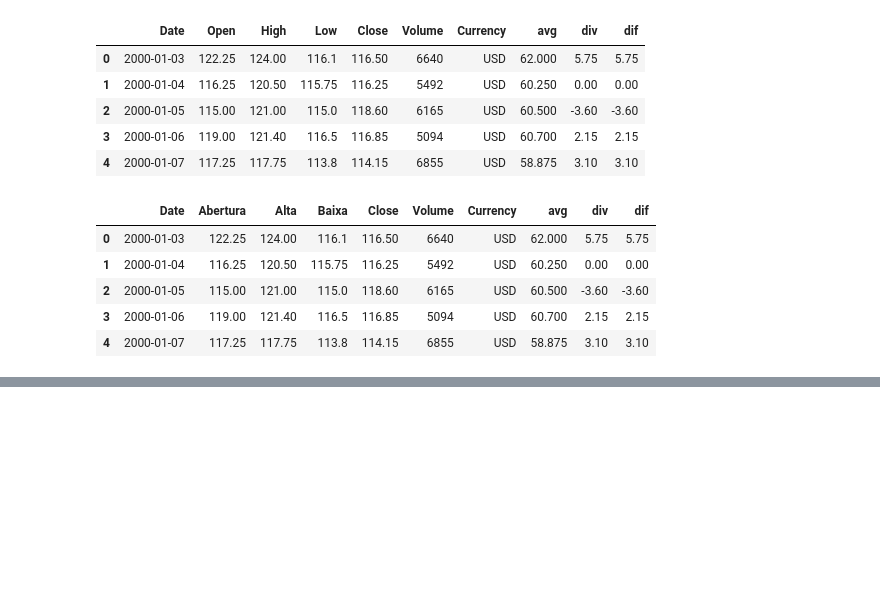
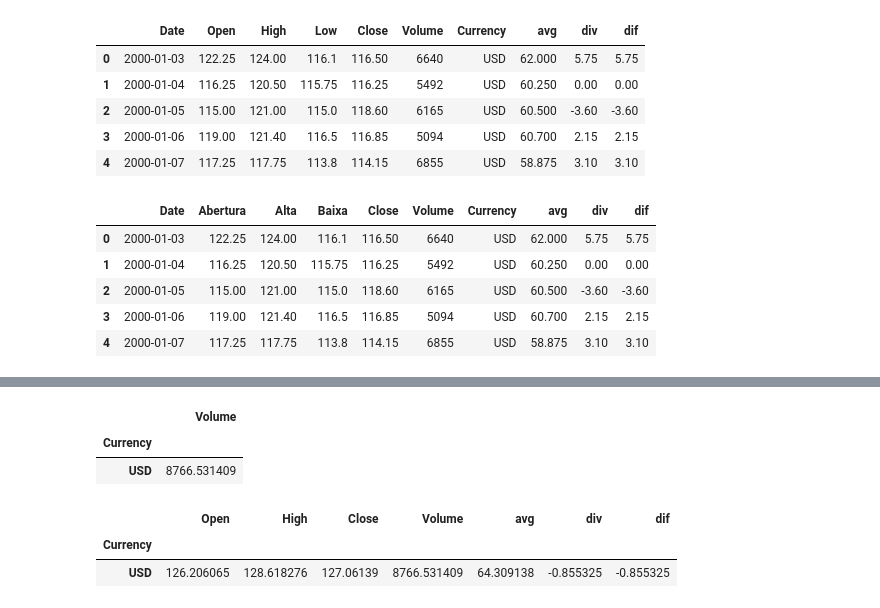
Before and after one commit to TeixeiraData/coffee-repository, a Jupyter notebook: first.ipynb, the cells around one changed output, grey strips where cells are left out. Cells and saved outputs as stored; diff of their text form; code cells hidden in the pictures; blank space fills up the shorter version.

```diff
--- a/first.ipynb
+++ b/first.ipynb
@@ -253,0 +291,12 @@ coffee_renamed.head()
+# %%
+coffee[["Currency","Volume"]].groupby("Currency").mean()
+# %% [output]
+|  | Volume |
+| Currency |  |
+| USD | 8766.531409 |
+# %%
+coffee.groupby("Currency").mean()
+# %% [output]
+|  | Open | High | Close | Volume | avg | div | dif |
+| Currency |  |  |  |  |  |  |  |
+| USD | 126.206065 | 128.618276 | 127.06139 | 8766.531409 | 64.309138 | -0.855325 | -0.855325 |
```
Also changed, not shown: parts of 7 cells of this notebook, 1 other file.
